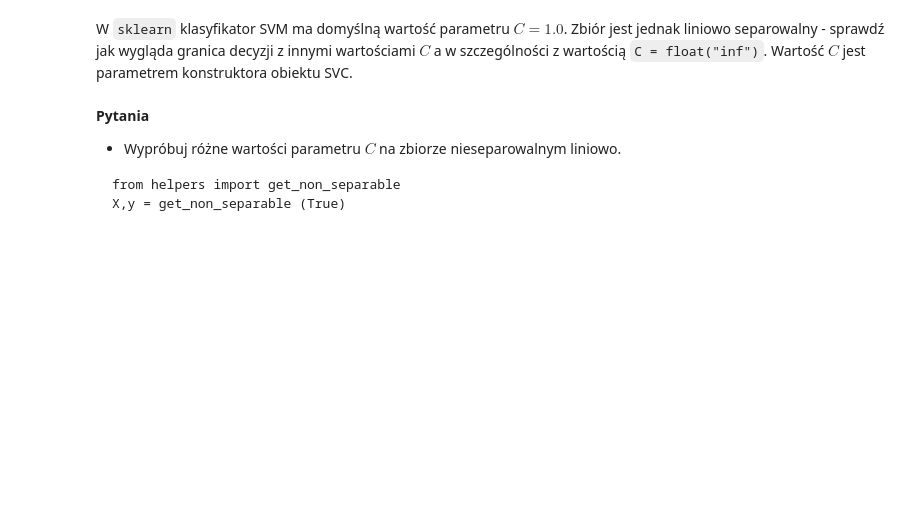
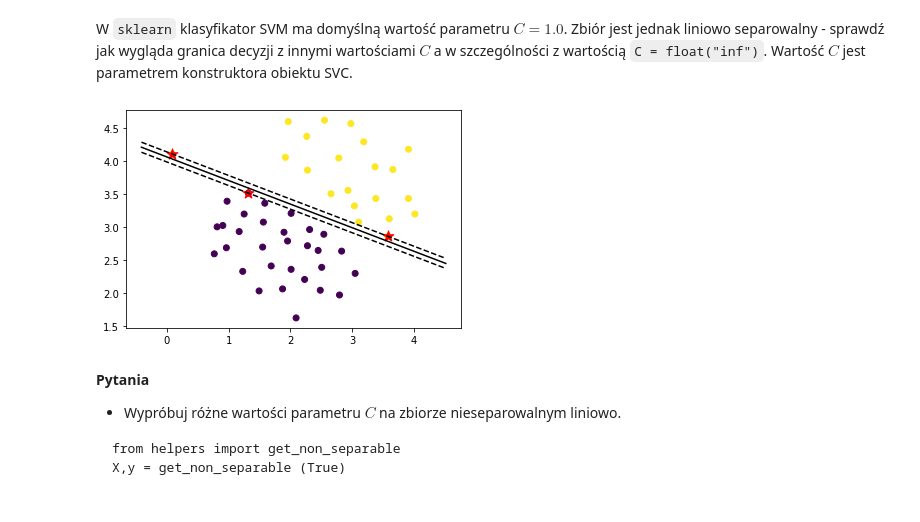
Before and after one commit to Michu-dev/ai-university-labs, a Jupyter notebook: Machine Learning/svm/svm.ipynb, the cells around one changed output. Drawn from its saved outputs; the diff is of its cells as text; code cells hidden in the pictures; blank space fills up the shorter version.

```diff
--- a/Machine Learning/svm/svm.ipynb
+++ b/Machine Learning/svm/svm.ipynb
@@ -216,3 +223,9 @@ raise NotImplementedError()
+# %%
+clf = SVC(kernel='linear', C=float("inf"))
+clf.fit(X, y)
+plot_svm(clf, X, y)
+# %% [output]
+[figure, added]
 # %% [markdown]
 **Pytania**
 - Wypróbuj różne wartości parametru $C$ na zbiorze nieseparowalnym liniowo.
```
Also changed, not shown: parts of 47 cells of this notebook.
